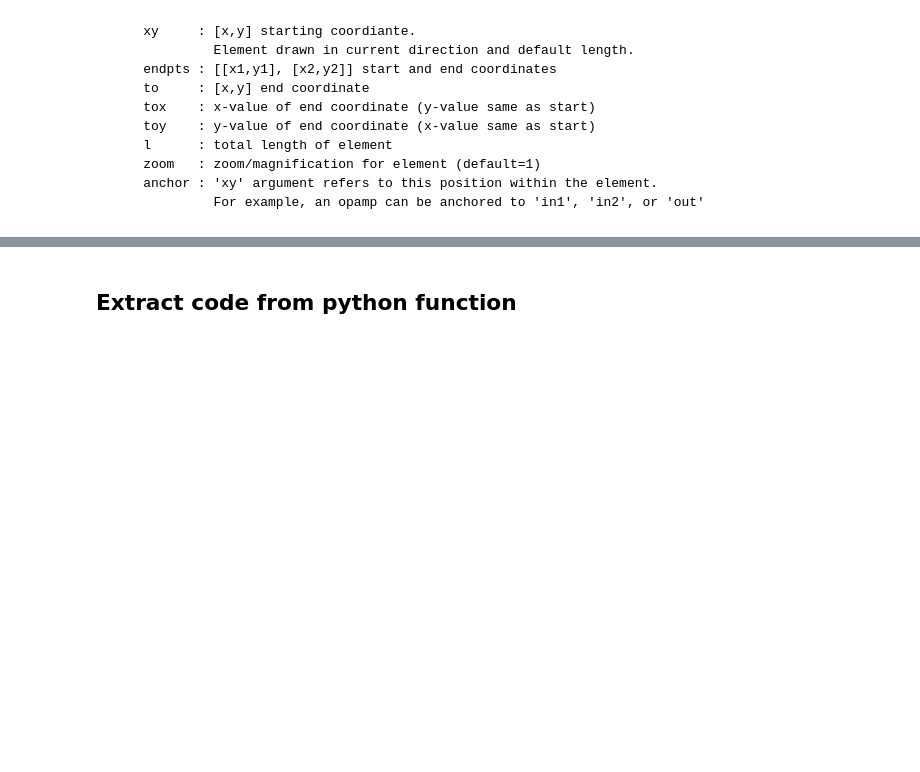
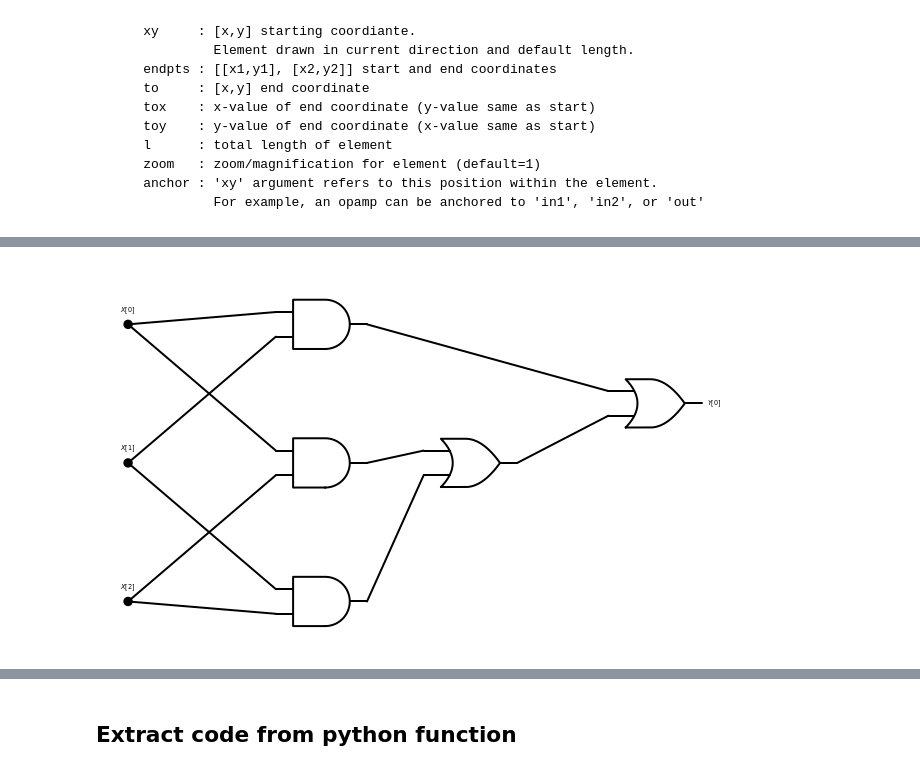
Before and after one commit to boazbk/tcscode, a Jupyter notebook: Utilities.ipynb, the cells around one changed output, grey strips where cells are left out. Drawn from its saved outputs; the diff is of its cells as text; code cells hidden in the pictures; blank space fills up the shorter version.

```diff
--- a/Utilities.ipynb
+++ b/Utilities.ipynb
@@ -86,7 +86,7 @@ class Circuit:
         for o,j in self.outputs.items():
             Y[j]= self.evalnode(o,X)
             if j>m: m=j
-        if render: schemdraw(C,X)
+        if render: schemdraw_circ(C,X)
         if m>1:
             return [Y[j] for j in range(m+1)]
         else:
@@ -95,12 +95,12 @@ class Circuit:
         return len(self.nodes)-len(self.X)
 
     def draw(self):
-        schemdraw(self)
+        schemdraw_circ(self)
 
     def render_eval(self,*X):
         """Render evaluated circuit on input X"""
         y = self(*X)
-        schemdraw(self,X)
+        schemdraw_circ(self,X)
         # return self.graph(self.values)
 
     # def _repr_svg_(self):
@@ -108,7 +108,7 @@ class Circuit:
         if cycle:
             p.text("---")
         else:
-            schemdraw(self)
+            schemdraw_circ(self)
         return None
         # return self.graph()._repr_svg_()
 
@@ -284,3 +282,7 @@ C
+# %%
+schemdraw_circ(C)
+# %% [output]
+[figure, added]
 # %%
 C(1,1,1 , render=True)
 # %% [output]
```
Also changed, not shown: parts of 14 cells of this notebook, 2 other files.
